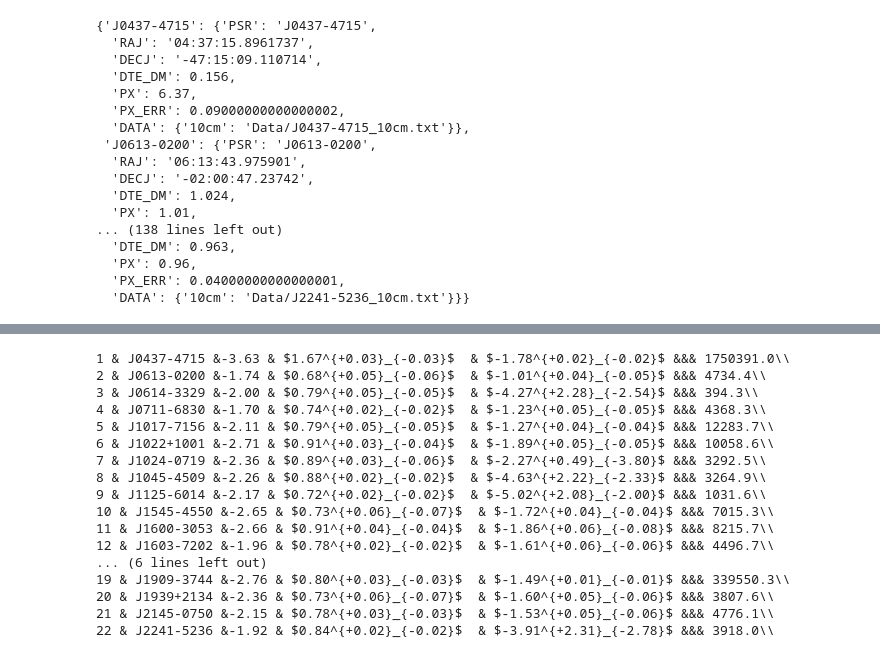
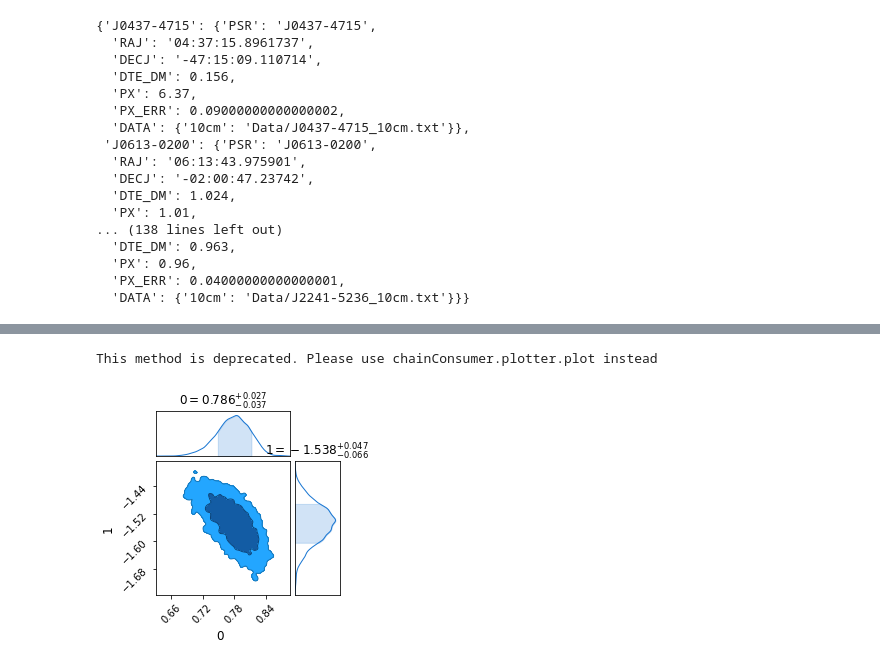
Before and after one commit to XueXiao-Physics/PPA, a Jupyter notebook: 1_Noise.ipynb, the cells around one changed output, grey strips where cells are left out. Cells and saved outputs as stored; diff of their text form; code cells hidden in the pictures.

```diff
--- a/1_Noise.ipynb
+++ b/1_Noise.ipynb
@@ -33,3 +299,11 @@ Do not have acor package
+# %%
+chain = np.loadtxt("SPA_Chain/m1_J2145-0750/chain_1.txt",skiprows = 5000)
+c =ChainConsumer()
+c.add_chain(chain[:,:-4])
+c.plot();
+# %% [output]
+This method is deprecated. Please use chainConsumer.plotter.plot instead
+[figure, added]
 # %%
 # """
 # To examine the pulsar distance prior
@@ -43,17 +317,18 @@ Do not have acor package
 
 # lnlike,lnprior,init_gen = psr.gen_spa_likelihood()
 # %%
+
 #=====================================================#
-#    EFAC + EQUAD                                     #
+#    Summarize                                        #
 #=====================================================#
+test = 0
 for i,psrn in enumerate(PSR_NAME_LIST[:]):
-    psr = axion_ppa.Pulsar( PSR_DICT_LIST[ psrn ] )
+    psr = ppa.Pulsar( PSR_DICT_LIST[ psrn ] )
     lnlike,lnprior,init_gen = psr.gen_spa_likelihood("10cm")
 
-    sampler = PTSampler(2,lnlike,lnprior,cov = np.diag(np.ones(2)),resume=False,outDir="SPA_Chain/"+psr.PSR_NAME,groups=[[0,1]],verbose=False)
-    sampler.sample(init_gen(),200000)
-
     chain  = np.loadtxt("SPA_Chain/"+psrn+"/chain_1.txt",skiprows=10000)
+    chain1 = np.loadtxt("SPA_Chain/m1_"+psrn+"/chain_1.txt",skiprows=10000)
+    chain2 = np.loadtxt("SPA_Chain/m2_"+psrn+"/chain_1.txt",skiprows=10000)
 
 
     med1 = np.median( chain[:,0])
@@ -65,27 +340,17 @@ for i,psrn in enumerate(PSR_NAME_LIST[:]):
     min2 = med2 - np.quantile( chain[:,1],0.16 )
     max2 = np.quantile( chain[:,1],0.84 ) - med2
 
-    logVol = np.log( 100*10 )
     logz0 = lnlike([0,-np.inf])
-    logBF = logVol - np.log( np.mean(np.exp( -( chain[:,-4]-chain[:,-4].max() ) ) ) )  + chain[:,-4].max() - logz0
+    test += logz0
+    logBF = np.log( 5*10 ) - np.log( np.mean(np.exp( -( chain[:,-4]-chain[:,-4].max() ) ) ) )  + chain[:,-4].max() - logz0
+    logBF1 = np.log( 5*0.1 ) - np.log( np.mean(np.exp( -( chain1[:,-4]-chain1[:,-4].max() ) ) ) )  + chain1[:,-4].max() - logz0
+    logBF2 = np.log( 0.02*10 ) - np.log( np.mean(np.exp( -( chain2[:,-4]-chain2[:,-4].max() ) ) ) )  + chain2[:,-4].max() - logz0
 
 
-    print( i+1,'&',psrn,"&%.2f"%np.log10(np.median(psr.DPA_ERR[0])) ,"& $%.2f^{+%.2f}_{-%.2f}$  & $% .2f^{+%.2f}_{-%.2f}$"%(med1,max1,min1,med2,max2,min2),"&&& %.1f"%(logBF*np.log10(np.exp(1)) )+"\\\\" )
+    # print( i+1,'&',psrn,"&%.2f"%np.log10(np.median(psr.DPA_ERR)) ,
+    #       "& $%.2f^{+%.2f}_{-%.2f}$  & $% .2f^{+%.2f}_{-%.2f}$"%(med1,max1,min1,med2,max2,min2),
+    #       "&%.1f&%.1f& %.1f"%(logBF1*np.log10(np.exp(1)),logBF2*np.log10(np.exp(1)),logBF*np.log10(np.exp(1)) )+"\\\\" )
+
+    print( i+1,'&',psrn,"&%.2f"%np.log10(np.median(psr.DPA_ERR)),"&%.2f"%np.log10(np.std(psr.DPA[0])) ,
+          "& $%.2f^{+%.2f}_{-%.2f}$  & $% .2f^{+%.2f}_{-%.2f}$"%(med1,max1,min1,med2,max2,min2),
+          "&%.1f&%.1f"%(logBF2 - logBF1,logBF-logBF1 )+"\\\\" )
-# %% [output]
-1 & J0437-4715 &-3.63 & $1.67^{+0.03}_{-0.03}$  & $-1.78^{+0.02}_{-0.02}$ &&& 1750391.0\\
-2 & J0613-0200 &-1.74 & $0.68^{+0.05}_{-0.06}$  & $-1.01^{+0.04}_{-0.05}$ &&& 4734.4\\
-3 & J0614-3329 &-2.00 & $0.79^{+0.05}_{-0.05}$  & $-4.27^{+2.28}_{-2.54}$ &&& 394.3\\
-4 & J0711-6830 &-1.70 & $0.74^{+0.02}_{-0.02}$  & $-1.23^{+0.05}_{-0.05}$ &&& 4368.3\\
-5 & J1017-7156 &-2.11 & $0.79^{+0.05}_{-0.05}$  & $-1.27^{+0.04}_{-0.04}$ &&& 12283.7\\
-6 & J1022+1001 &-2.71 & $0.91^{+0.03}_{-0.04}$  & $-1.89^{+0.05}_{-0.05}$ &&& 10058.6\\
-7 & J1024-0719 &-2.36 & $0.89^{+0.03}_{-0.06}$  & $-2.27^{+0.49}_{-3.80}$ &&& 3292.5\\
-8 & J1045-4509 &-2.26 & $0.88^{+0.02}_{-0.02}$  & $-4.63^{+2.22}_{-2.33}$ &&& 3264.9\\
-9 & J1125-6014 &-2.17 & $0.72^{+0.02}_{-0.02}$  & $-5.02^{+2.08}_{-2.00}$ &&& 1031.6\\
-10 & J1545-4550 &-2.65 & $0.73^{+0.06}_{-0.07}$  & $-1.72^{+0.04}_{-0.04}$ &&& 7015.3\\
-11 & J1600-3053 &-2.66 & $0.91^{+0.04}_{-0.04}$  & $-1.86^{+0.06}_{-0.08}$ &&& 8215.7\\
-12 & J1603-7202 &-1.96 & $0.78^{+0.02}_{-0.02}$  & $-1.61^{+0.06}_{-0.06}$ &&& 4496.7\\
-... (6 lines left out)
-19 & J1909-3744 &-2.76 & $0.80^{+0.03}_{-0.03}$  & $-1.49^{+0.01}_{-0.01}$ &&& 339550.3\\
-20 & J1939+2134 &-2.36 & $0.73^{+0.06}_{-0.07}$  & $-1.60^{+0.05}_{-0.06}$ &&& 3807.6\\
-21 & J2145-0750 &-2.15 & $0.78^{+0.03}_{-0.03}$  & $-1.53^{+0.05}_{-0.06}$ &&& 4776.1\\
-22 & J2241-5236 &-1.92 & $0.84^{+0.02}_{-0.02}$  & $-3.91^{+2.31}_{-2.78}$ &&& 3918.0\\
```
Also changed, not shown: parts of 11 cells of this notebook, 25 other files.
